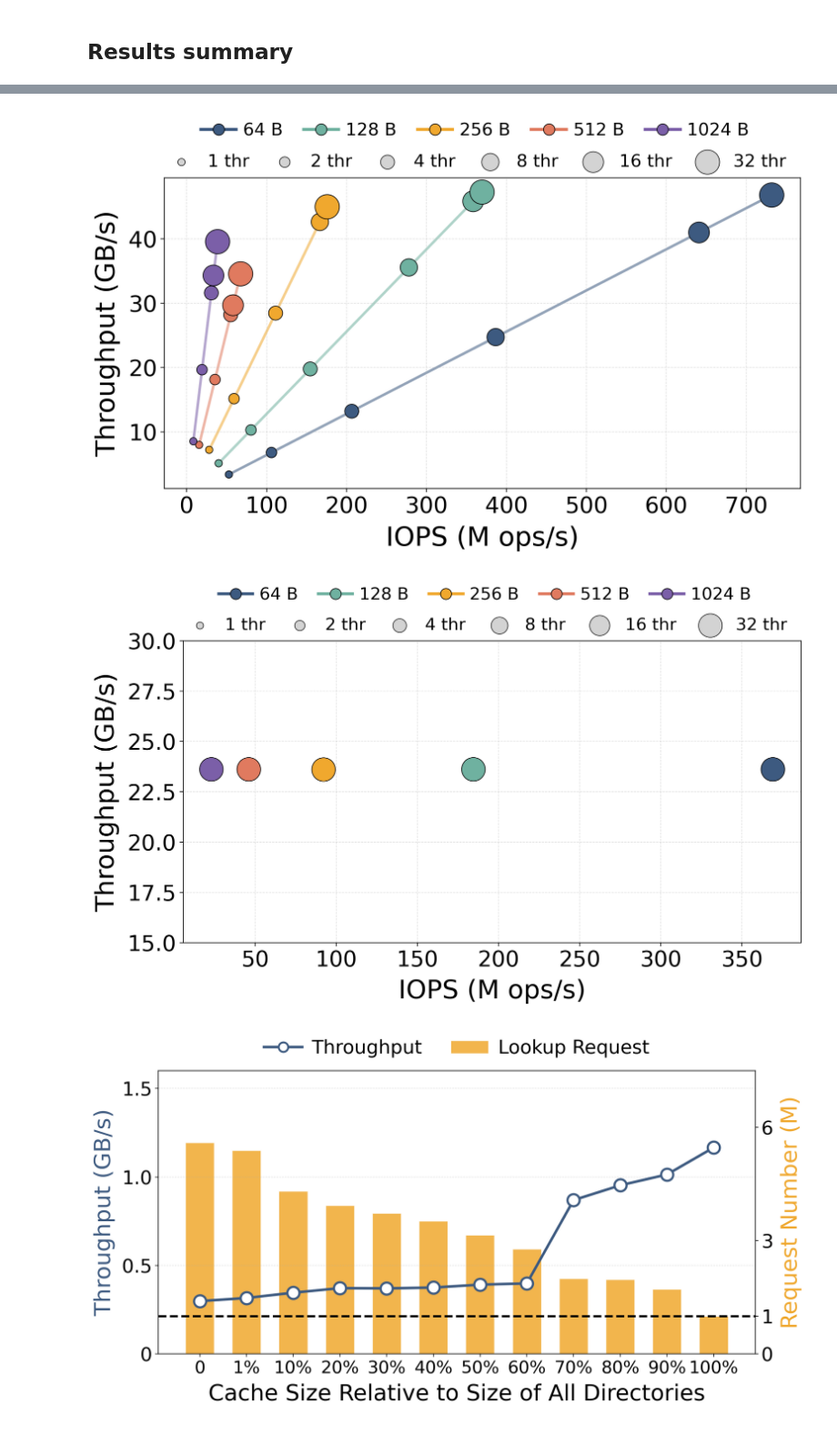
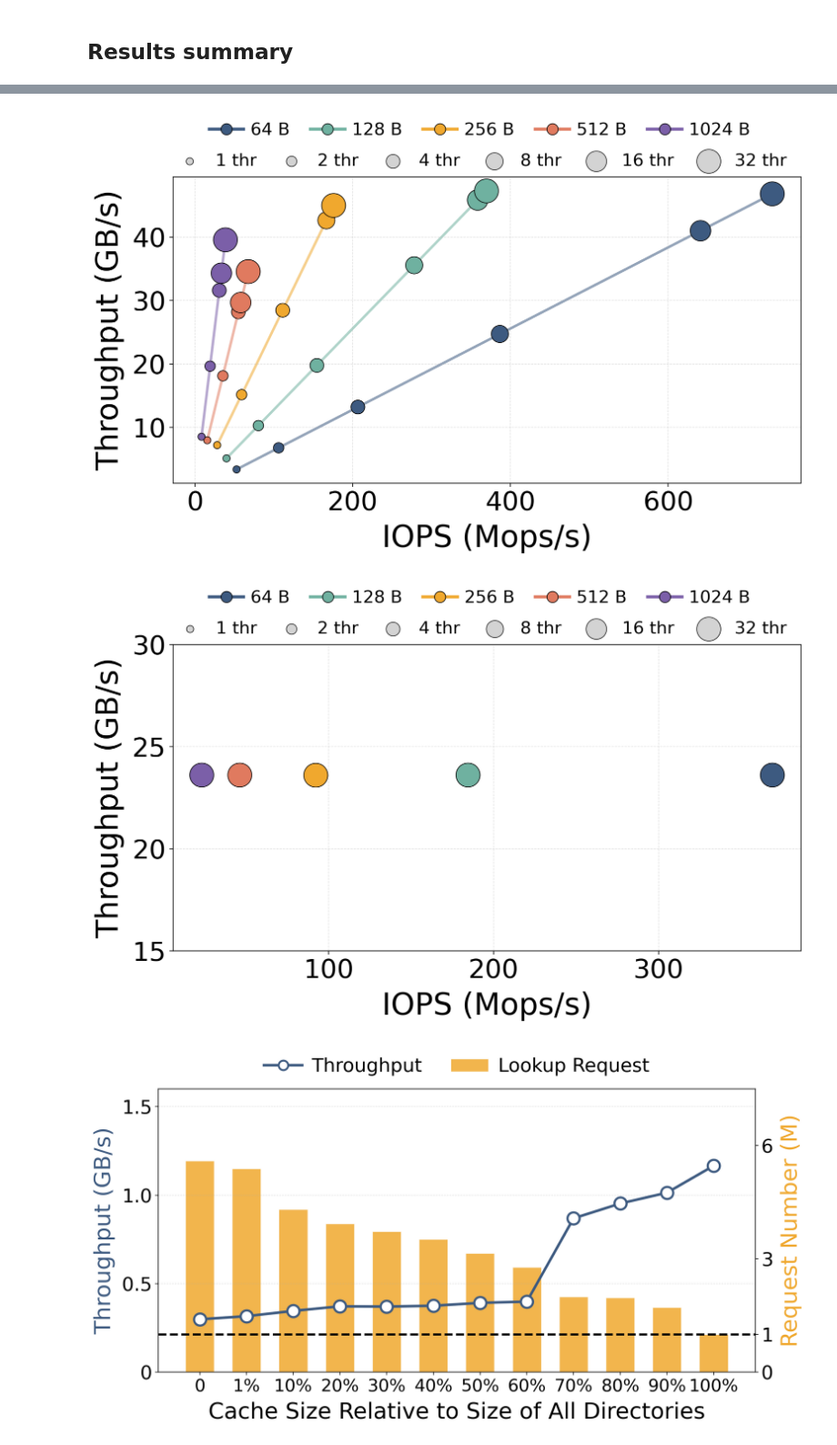
Before and after one commit to staxfs/StaxFS, a Jupyter notebook: scripts/statistics.ipynb, the cells around one changed output, grey strips where cells are left out. Shown at 91% size. Saved outputs shown, nothing was run; the diff lists cells and outputs as text; code cells hidden in the pictures.

```diff
--- a/scripts/statistics.ipynb
+++ b/scripts/statistics.ipynb
@@ -344,19 +344,19 @@ plot_curve(threads[1:],   throughput_1CN[1:],     '1 CN')
 plot_curve(threads_2,     throughput_2CN_mark,    '2 CNs')
 plot_curve(threads_3,     throughput_3CN_mark,    '3 CNs')
 
-ax.set_xlabel('Number of Threads', fontsize=26, labelpad=10)
-ax.set_ylabel('Throughput (Mops/s)', fontsize=26, labelpad=10)
+ax.set_xlabel('Number of Threads', fontsize=30, labelpad=10)
+ax.set_ylabel('Throughput (Mops/s)', fontsize=30, labelpad=10)
 ax.set_xlim(0, 32)
 ax.set_ylim(0, 22)
 ax.set_xticks(range(0, 33, 4))
 ax.set_yticks(range(0, 23, 2))
-ax.tick_params(axis='both', labelsize=22)
+ax.tick_params(axis='both', labelsize=25)
 ax.grid(True, linestyle='--', linewidth=0.6, alpha=0.4)
 
 # 单行 legend，放图上方居中（和 IOPS 图一致风格）
 fig.legend(
-    ncol=3, loc='upper center', bbox_to_anchor=(0.5, 0.99),
-    frameon=False, fontsize=22,
+    ncol=3, loc='upper center', bbox_to_anchor=(0.5, 1.02),
+    frameon=False, fontsize=26,
     handletextpad=0.4, columnspacing=1.5,
 )
 
@@ -426,38 +426,38 @@ def plot_for_op(op, ylim=None):
         plt.scatter([], [], s=THREAD_SIZES[t], color='lightgray',
                     edgecolor='black', linewidth=0.6, label=f"{t} thr")
         for t in threads_list
     ]
 
     # ax.set_xscale('log')
-    ax.set_xlabel('IOPS (M ops/s)', fontsize=26, labelpad=8)
-    ax.set_ylabel('Throughput (GB/s)', fontsize=26, labelpad=8)
+    ax.set_xlabel('IOPS (Mops/s)', fontsize=30, labelpad=8)
+    ax.set_ylabel('Throughput (GB/s)', fontsize=30, labelpad=8)
     if ylim is not None:
         ax.set_ylim(*ylim)
-    ax.tick_params(axis='both', labelsize=22)
+    ax.tick_params(axis='both', labelsize=26)
     ax.grid(True, linestyle='--', linewidth=0.6, alpha=0.4, which='both')
 
     fig.legend(
         handles=grain_handles, ncol=len(grains),
         loc='upper center', bbox_to_anchor=(0.53, 0.99),
         frameon=False, fontsize=17,
         handletextpad=0.4, columnspacing=1.2,
     )
     fig.legend(
         handles=thread_handles, ncol=len(threads_list),
         loc='upper center', bbox_to_anchor=(0.53, 0.92),
         frameon=False, fontsize=17,
         handletextpad=0.5, columnspacing=1.0,
         scatterpoints=1,
     )
 
     plt.subplots_adjust(top=0.83, bottom=0.13, left=0.11, right=0.97)
     plt.show()
 
 plot_for_op("read")
 plot_for_op("write", ylim=(15, 30))
 # %% [output]
-[figure, old version]
+[figure, new version]
-[figure, old version]
+[figure, new version]
 # %%
 import matplotlib.pyplot as plt
 import pandas as pd
```
Also changed, not shown: parts of 2 cells of this notebook, 1 other file.
